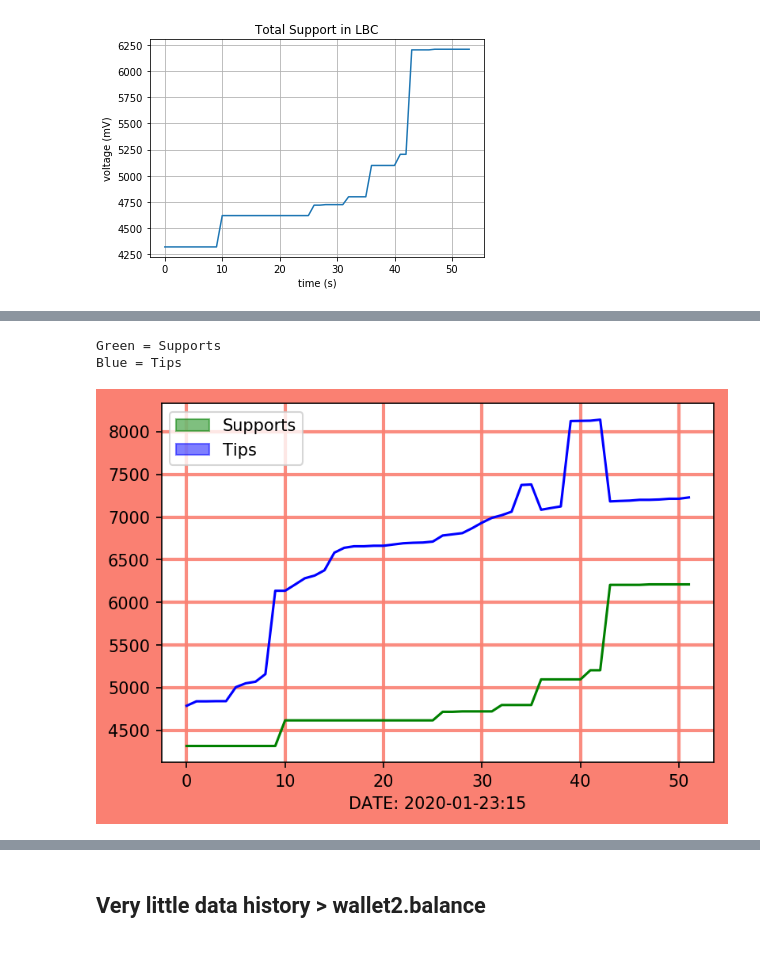
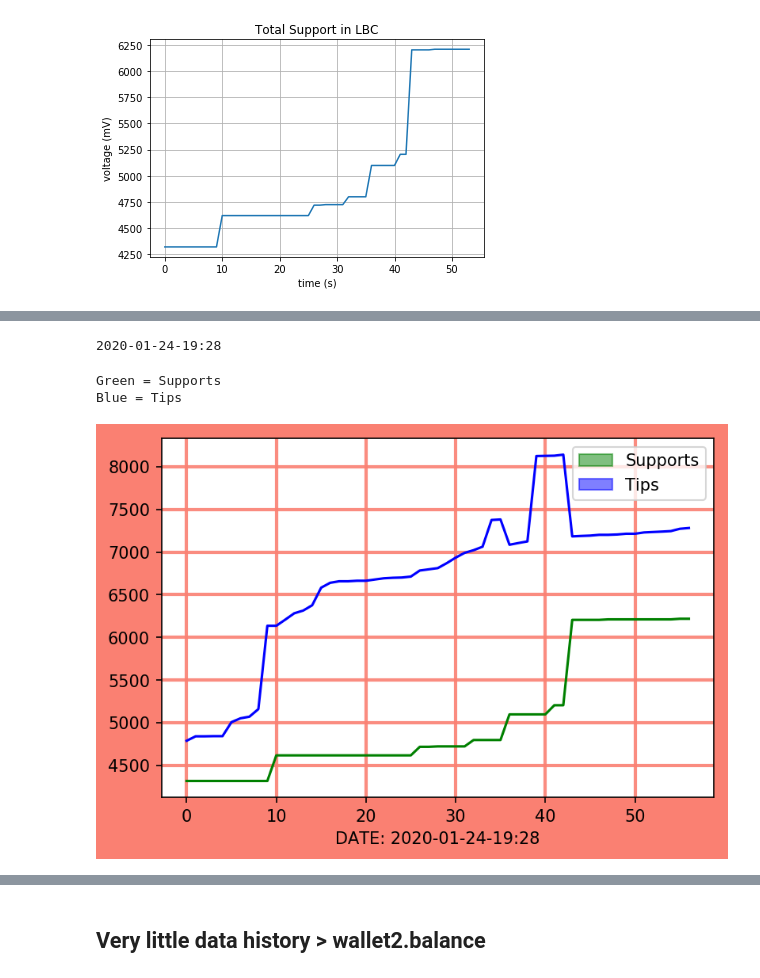
Before and after one commit to JupyterJones/LBRY-toolbox, a Jupyter notebook: Plots-Graphs.ipynb, the cells around one changed output, grey strips where cells are left out. Saved outputs shown, nothing was run; the diff lists cells and outputs as text; code cells hidden in the pictures.

```diff
--- a/Plots-Graphs.ipynb
+++ b/Plots-Graphs.ipynb
@@ -661,3 +681,9 @@ plt.show()
+# %%
+import time
+DT = time.strftime("%Y-%m-%d-%H:%M")
+print DT
+# %% [output]
+2020-01-24-19:28
 # %%
 import matplotlib
 import matplotlib.pyplot as plt
@@ -665,7 +691,7 @@ import numpy as np
 import time
 %matplotlib inline
 import matplotlib.patches as mpatches
-DT = time.strftime("%Y-%m-%d:%H")
+DT = time.strftime("%Y-%m-%d-%H:%M")
 f = open("/home/jack/wallet.balance").readlines()
 x = []
 y = []
@@ -690,34 +716,34 @@ t=range(0,len(x))
 S = np.array(x)
 s = np.array(y)
 
 fig, ax = plt.subplots(dpi=150)
 ax.grid(color = "salmon", alpha = .9, linewidth = 2)
 
 red_patch = mpatches.Patch(color='green', alpha = .5, label='Supports')
 blue_patch = mpatches.Patch(color='blue', alpha = .5, label='Tips')
 plt.legend(handles=[red_patch, blue_patch])
 ax.set(xlabel='DATE: '+DT)
 '''
 ax.set(xlabel='DATE: '+DT+'  Samples(Scale = '+NumOfSamples+' samples)   Dropout '+ Dropout, ylabel='Last Training Loss: '+Trainingloss,
        title='Plot Losses from Last '+NumOfSamples+' Samples.   Epoch: '+Epoch+' \n Last: EvaluationLoss: \
 '+Evaluationloss+"    LearningRate: "+LearningRate )
 '''
 print "Green = Supports"
 print "Blue = Tips"
 fig.patch.set_facecolor('salmon')
 #plt.plot(yinc, y, color= 'green', alpha = .5)
 #plt.plot(yinc, y, color= 'red', alpha = .5)
 plt.plot(t, s, color= 'blue')
 plt.plot(t, S, color= 'green')
 
 fig.savefig("test.png")
 plt.savefig('test-full.png', bbox_inches="tight", facecolor="salmon")
 
 plt.show()
 # %% [output]
 Green = Supports
 Blue = Tips
-[figure, old version]
+[figure, new version]
 # %%
 from PIL import Image
 IMG = Image.open('test.png')
```
Also changed, not shown: parts of 3 cells of this notebook, 5 other files.
